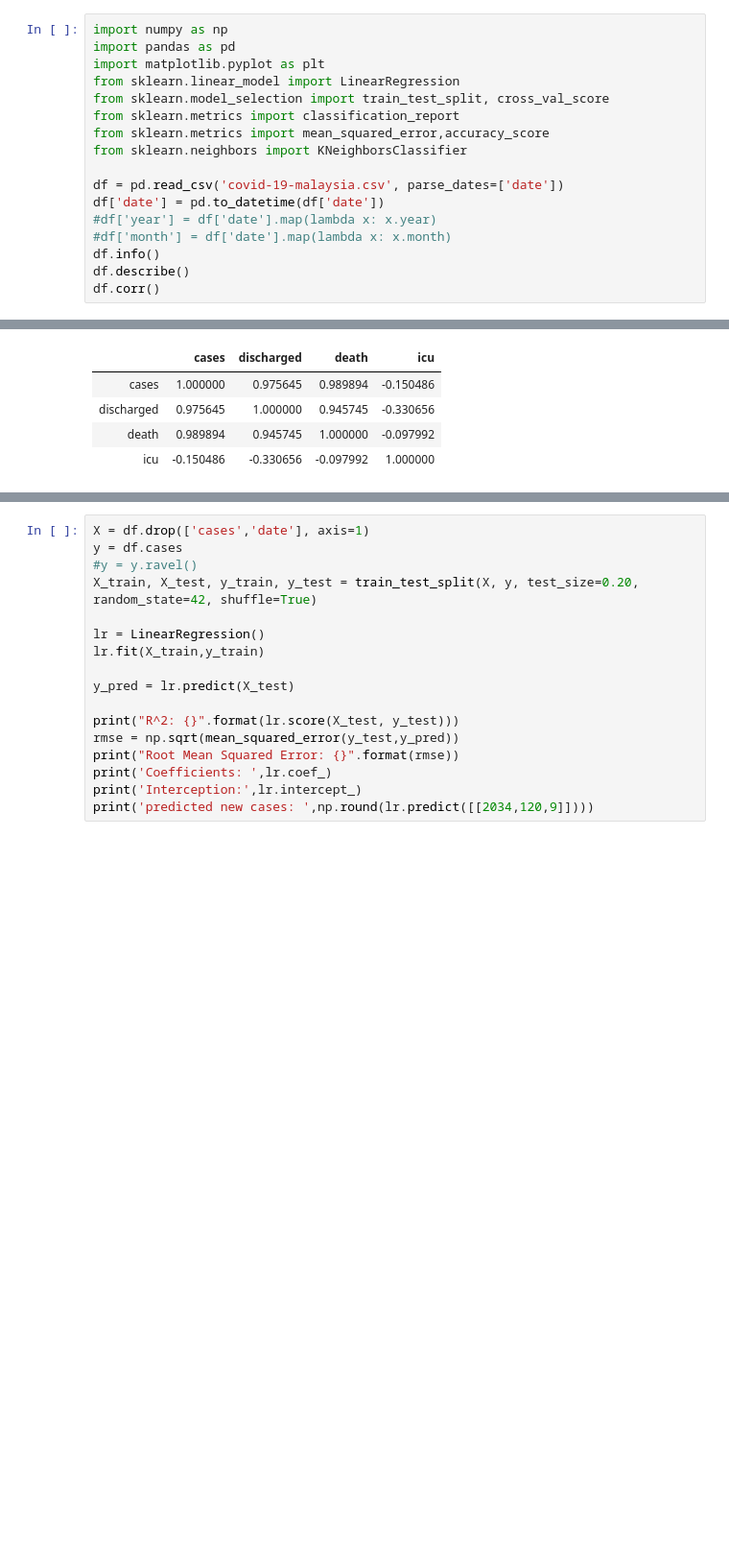
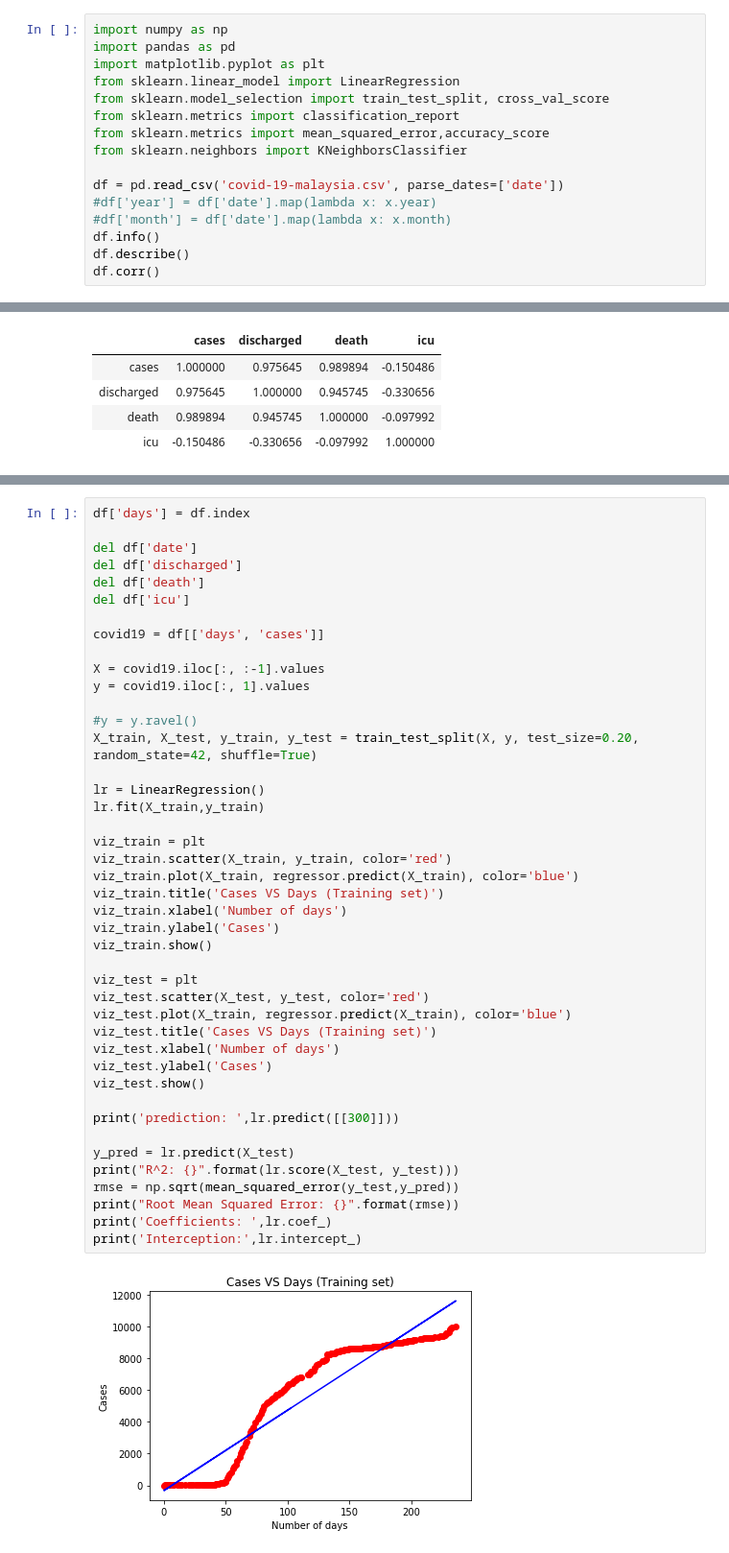
Before and after one commit to Khairul989/covid-19-prediction, a Jupyter notebook: Modeling.ipynb, the cells around one changed output, grey strips where cells are left out. Shown at 96% size. Saved outputs shown, nothing was run; the diff lists cells and outputs as text; blank space fills up the shorter version.

```diff
--- a/Modeling.ipynb
+++ b/Modeling.ipynb
@@ -9,7 +9,6 @@ from sklearn.metrics import mean_squared_error,accuracy_score
 from sklearn.neighbors import KNeighborsClassifier
 
 df = pd.read_csv('covid-19-malaysia.csv', parse_dates=['date'])
-df['date'] = pd.to_datetime(df['date'])
 #df['year'] = df['date'].map(lambda x: x.year)
 #df['month'] = df['date'].map(lambda x: x.month)
 df.info()
@@ -40,20 +39,47 @@ sns.heatmap(df.corr(), center=0, cmap='inferno', square=True, linewidths=.5, cba
 <matplotlib.axes._subplots.AxesSubplot at 0x...>
 [figure]
 # %%
-X = df.drop(['cases','date'], axis=1)
-y = df.cases
+df['days'] = df.index
+
+del df['date']
+del df['discharged']
+del df['death']
+del df['icu']
+
+covid19 = df[['days', 'cases']]
+
+X = covid19.iloc[:, :-1].values
+y = covid19.iloc[:, 1].values
+
 #y = y.ravel()
 X_train, X_test, y_train, y_test = train_test_split(X, y, test_size=0.20, random_state=42, shuffle=True)
 
 lr = LinearRegression()
 lr.fit(X_train,y_train)
 
+viz_train = plt
+viz_train.scatter(X_train, y_train, color='red')
+viz_train.plot(X_train, regressor.predict(X_train), color='blue')
+viz_train.title('Cases VS Days (Training set)')
+viz_train.xlabel('Number of days')
+viz_train.ylabel('Cases')
+viz_train.show()
+
+viz_test = plt
+viz_test.scatter(X_test, y_test, color='red')
+viz_test.plot(X_train, regressor.predict(X_train), color='blue')
+viz_test.title('Cases VS Days (Training set)')
+viz_test.xlabel('Number of days')
+viz_test.ylabel('Cases')
+viz_test.show()
+
+print('prediction: ',lr.predict([[300]]))
+
 y_pred = lr.predict(X_test)
-
 print("R^2: {}".format(lr.score(X_test, y_test)))
 rmse = np.sqrt(mean_squared_error(y_test,y_pred))
 print("Root Mean Squared Error: {}".format(rmse))
 print('Coefficients: ',lr.coef_)
 print('Interception:',lr.intercept_)
-print('predicted new cases: ',np.round(lr.predict([[2034,120,9]])))
 # %% [output]
+[figure, added]
```
Also changed, not shown: parts of 2 cells of this notebook.
